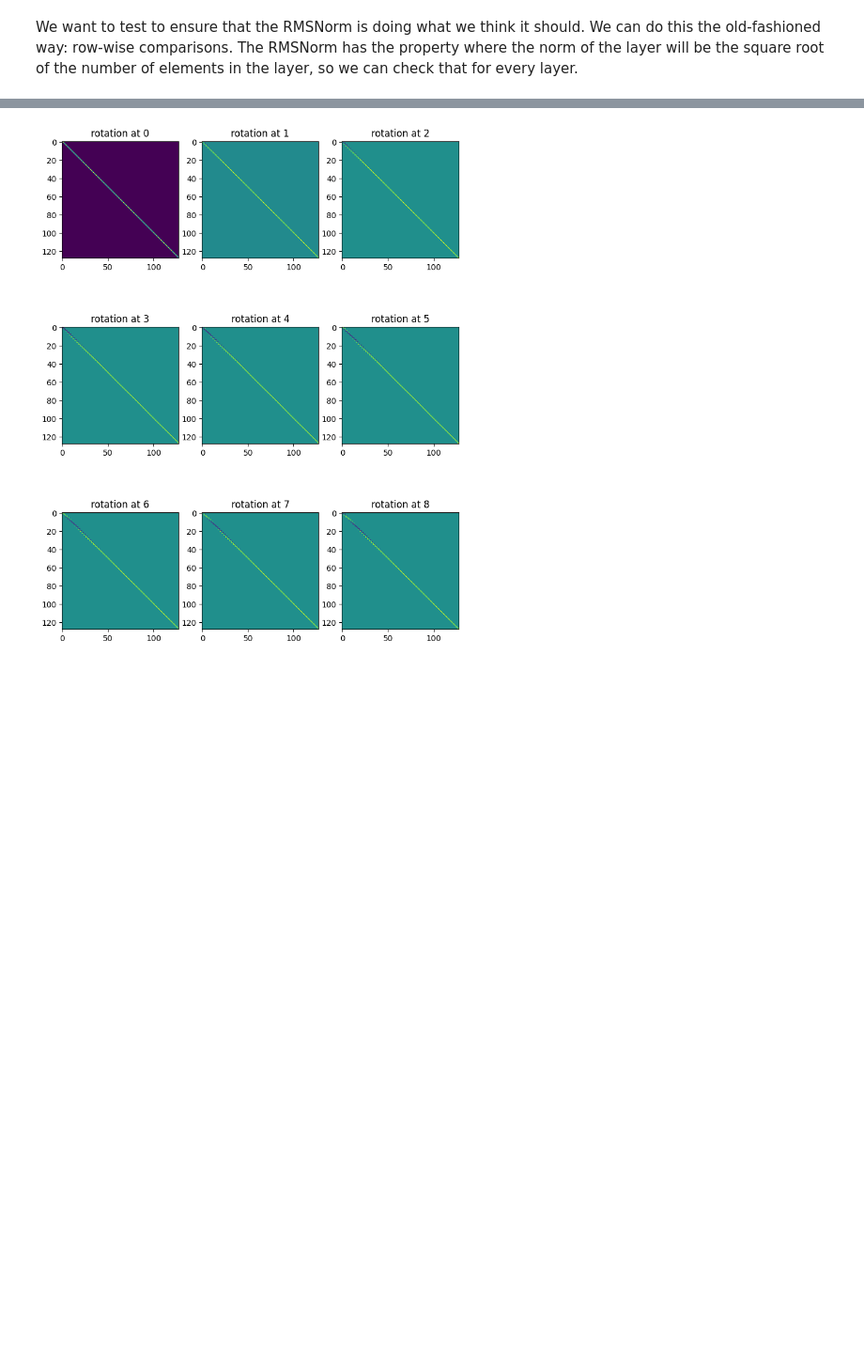
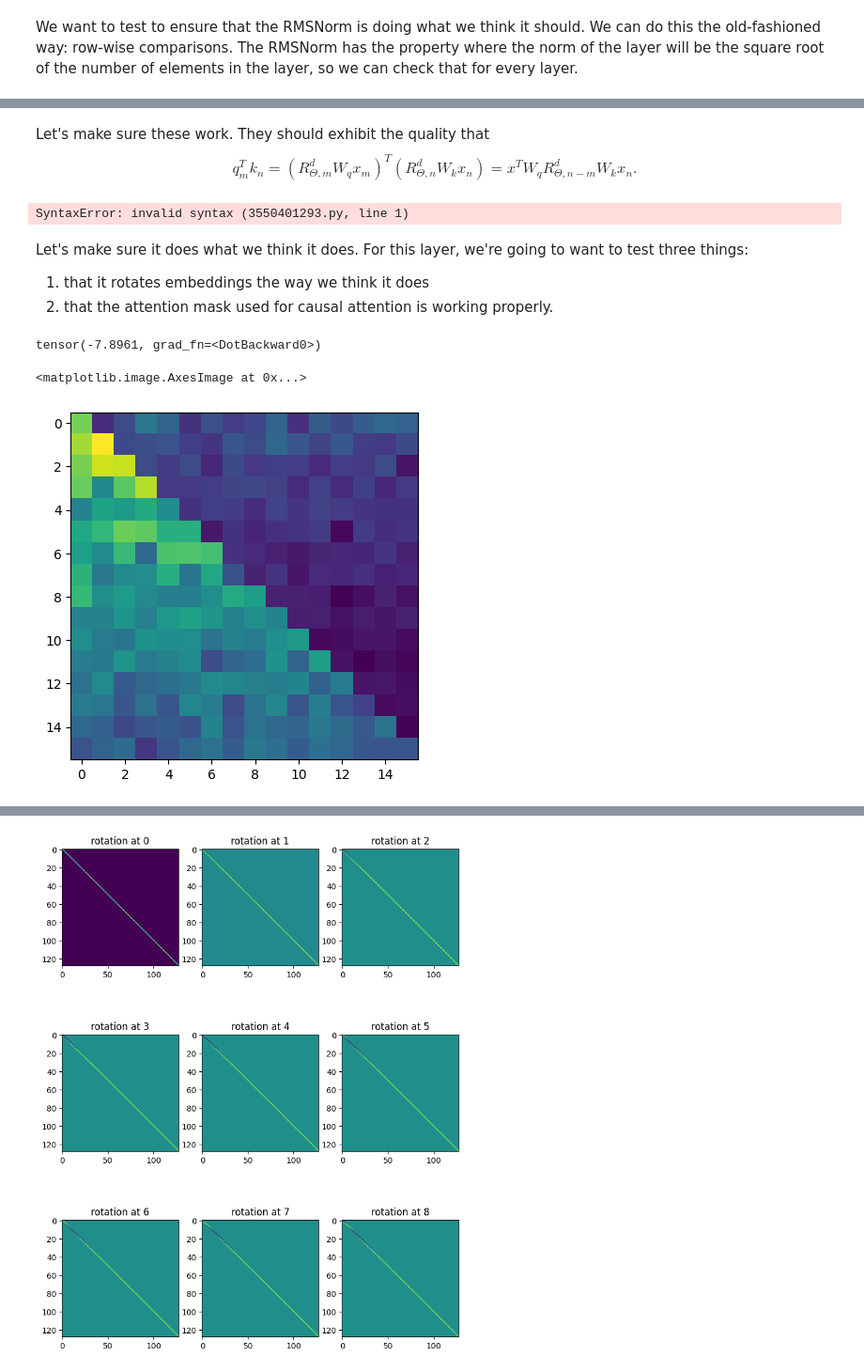
Before and after one commit to bkitano/llama-from-scratch, a Jupyter notebook: llama2.ipynb, the cells around one changed output, grey strips where cells are left out. Shown at 94% size. Drawn from its saved outputs; the diff is of its cells as text; code cells hidden in the pictures; blank space fills up the shorter version.

```diff
--- a/llama2.ipynb
+++ b/llama2.ipynb
@@ -348,0 +442,18 @@ assert torch.allclose(ffx, g)
+# %% [markdown]
+Let's make sure these work. They should exhibit the quality that
+$$
+q_m^T k_n = (R^d_{\Theta, m}W_q x_m)^T (R^d_{\Theta, n} W_k x_n) = x^T W_q R^d_{\Theta, n-m} W_k x_n.
+$$
+# %%
+x =  torch.randn(config['d_model'])
+
+m = 4
+n = 6
+x_m = R[:,:, m] @ x
+x_n = R[:,:, n] @ x
+
+assert torch.isclose(x_m @ x_n, x @ R[:,:,n-m] @ x)
+# %%
+So the RoPE rotations work as expected.
+# %% [output]
+SyntaxError: invalid syntax (3550401293.py, line 1)
@@ -348,0 +515,18 @@ assert torch.allclose(ffx, g)
+# %% [markdown]
+Let's make sure it does what we think it does. For this layer, we're going to want to test three things:
+1. that it rotates embeddings the way we think it does
+2. that the attention mask used for causal attention is working properly.
+# %%
+m = RoPEAttention(config)
+batch = torch.randn((config['batch_size'], config['context_window'], config['d_model']))
+output, attn_weights = m(batch, return_attn_weights=True)
+
+position = 0
+x = batch[0, position]
+q = m.w_q(x @ m.R[:,:,position])
+k = m.w_k(x @ m.R[:,:,position])
+q @ k.T # this should have the property that it's equal to x Wq R_{n-m} Wk x
+
+# ( m.R[:,:, position] @ m.w_q.weight @ x).T @ (m.R[:,:, position] @ m.w_k.weight @ x)
+# %% [output]
+tensor(-7.8961, grad_fn=<DotBackward0>)
@@ -349 +574,6 @@ assert torch.allclose(ffx, g)
+# %%
+plt.imshow(attn_weights[0].detach().numpy())
+# %% [output]
+<matplotlib.image.AxesImage at 0x...>
+[figure, added]
 # %%
```
Also changed, not shown: parts of 10 cells of this notebook.
